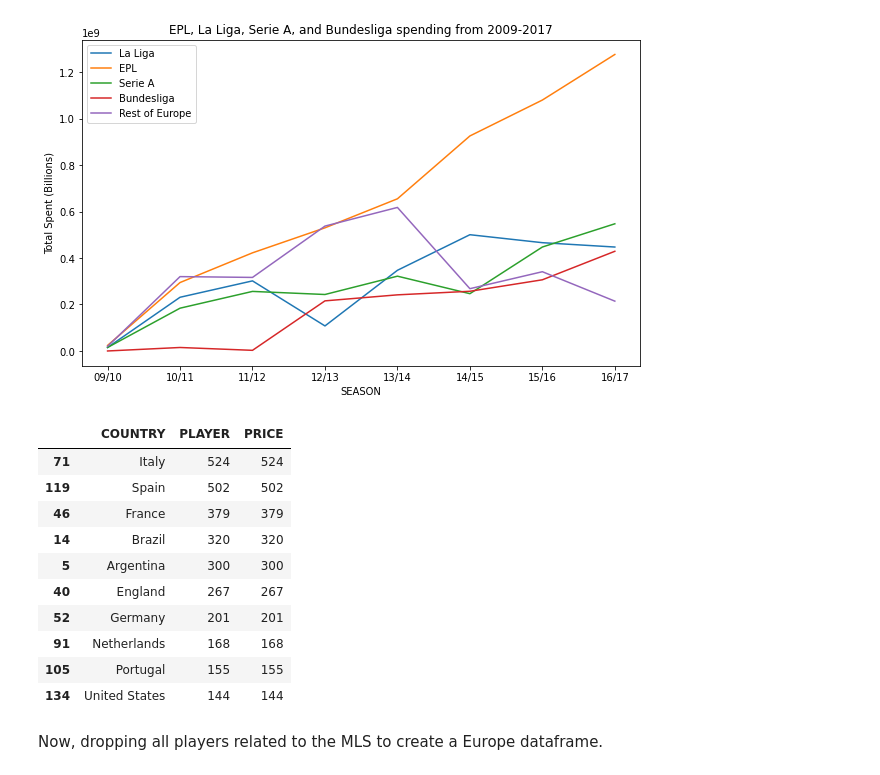
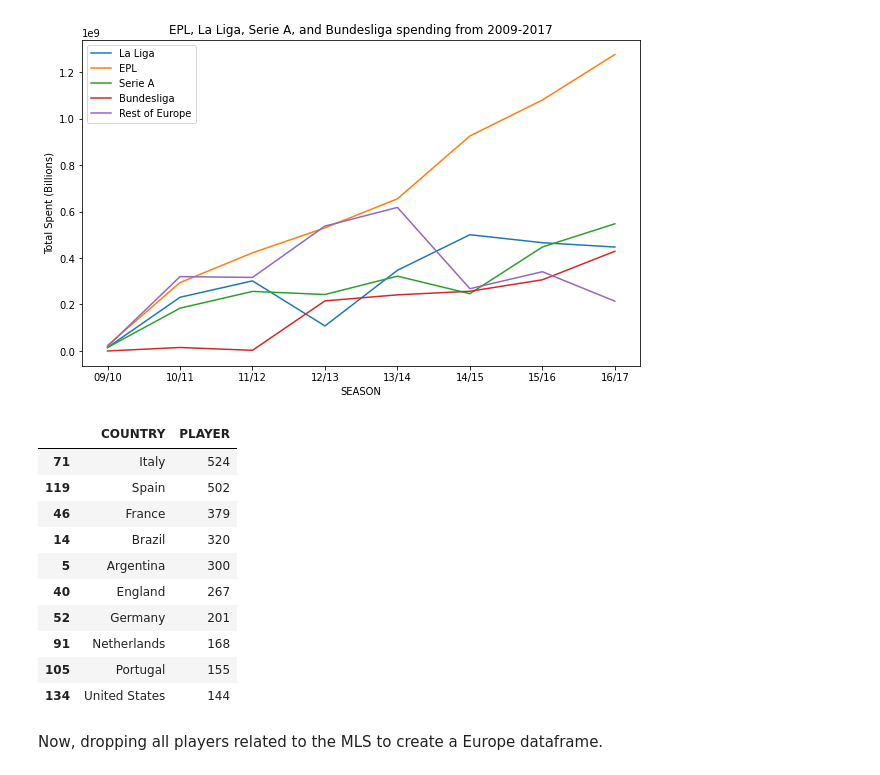
Before and after one commit to dvanheeswijk/Springboard, a Jupyter notebook: Soccer Data Set/Exploration into Football Transfers 2009-2017.ipynb, the cells around one changed output. Saved outputs shown, nothing was run; the diff lists cells and outputs as text; code cells hidden in the pictures.

```diff
--- a/Soccer Data Set/Exploration into Football Transfers 2009-2017.ipynb
+++ b/Soccer Data Set/Exploration into Football Transfers 2009-2017.ipynb
@@ -151,19 +151,19 @@ plt.show()
 [figure]
 # %%
 df_top_count = df.groupby('COUNTRY').count().reset_index()
-df_top_count[['COUNTRY','PLAYER','PRICE']].sort_values('PLAYER', ascending=False).head(10)
+df_top_count[['COUNTRY','PLAYER']].sort_values('PLAYER', ascending=False).head(10)
 # %% [output]
-|  | COUNTRY | PLAYER | PRICE |
-| 71 | Italy | 524 | 524 |
-| 119 | Spain | 502 | 502 |
-| 46 | France | 379 | 379 |
-| 14 | Brazil | 320 | 320 |
-| 5 | Argentina | 300 | 300 |
-| 40 | England | 267 | 267 |
-| 52 | Germany | 201 | 201 |
-| 91 | Netherlands | 168 | 168 |
-| 105 | Portugal | 155 | 155 |
-| 134 | United States | 144 | 144 |
+|  | COUNTRY | PLAYER |
+| 71 | Italy | 524 |
+| 119 | Spain | 502 |
+| 46 | France | 379 |
+| 14 | Brazil | 320 |
+| 5 | Argentina | 300 |
+| 40 | England | 267 |
+| 52 | Germany | 201 |
+| 91 | Netherlands | 168 |
+| 105 | Portugal | 155 |
+| 134 | United States | 144 |
 # %% [markdown]
 Now, dropping all players related to the MLS to create a Europe dataframe.
 # %%
```
Also changed, not shown: parts of 4 cells of this notebook.
